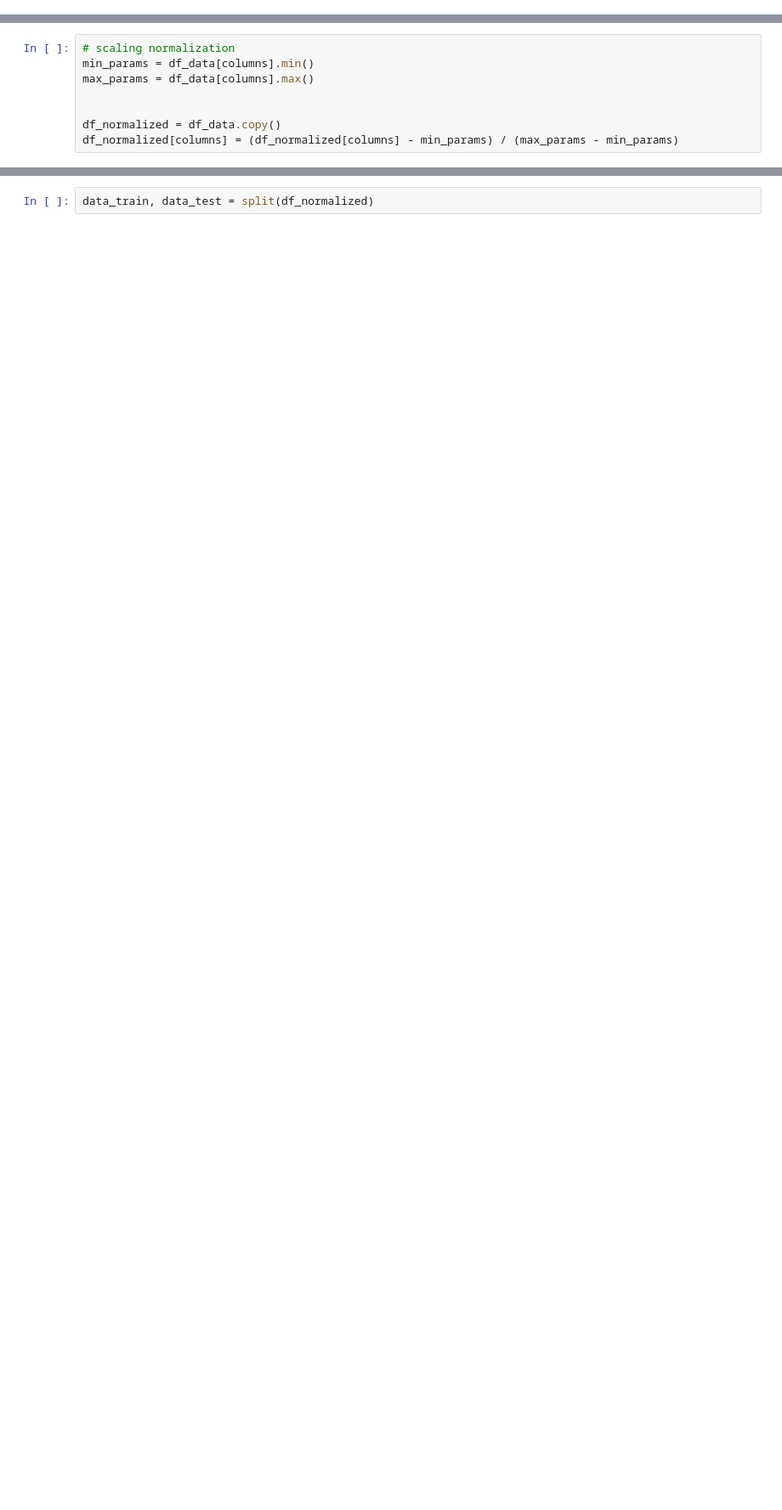
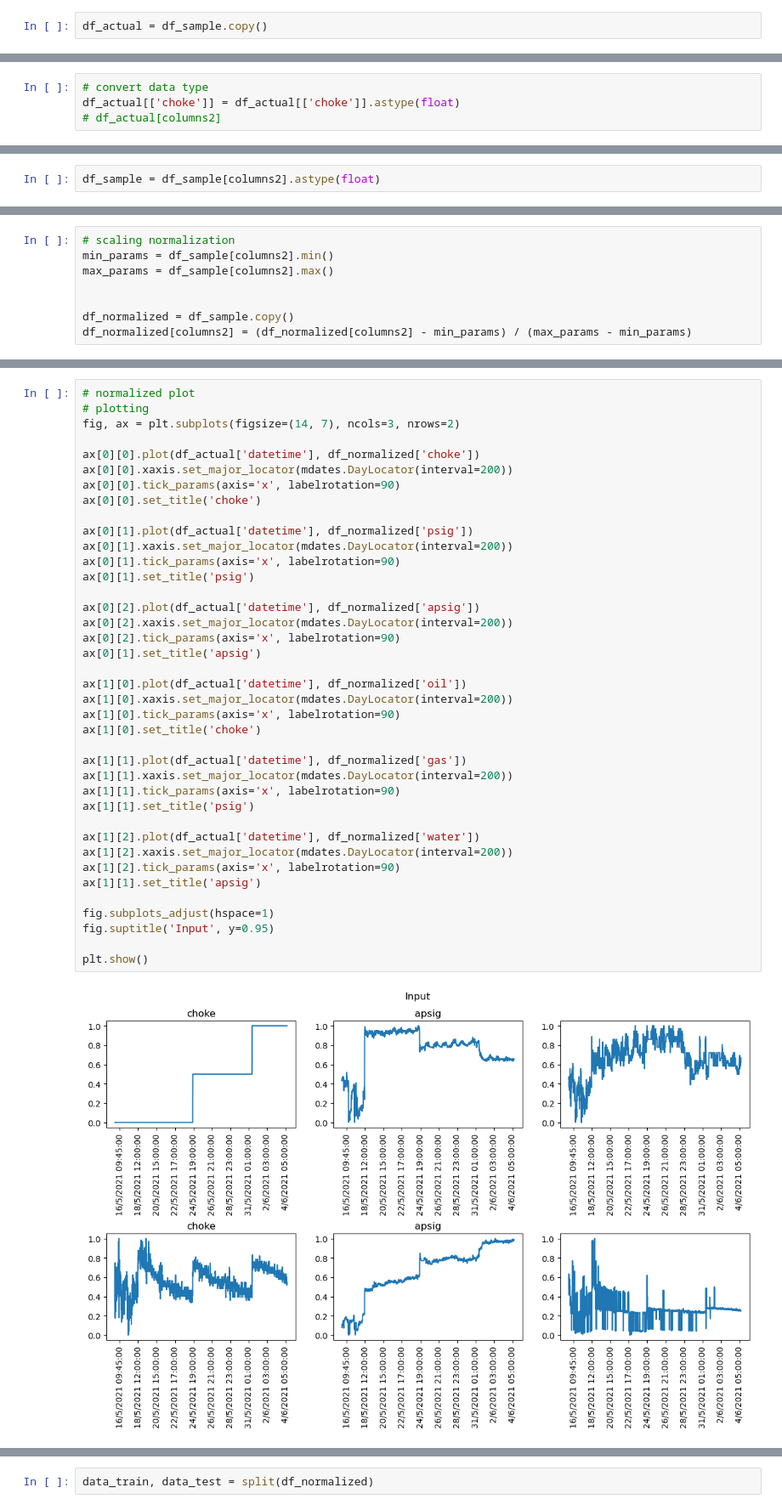
Before and after one commit to Dzyfhuba/lstm-prototype, a Jupyter notebook: app.ipynb, the cells around one changed output, grey strips where cells are left out. Shown: that part at 85% size. Cells and saved outputs as stored; diff of their text form; blank space fills up the shorter version.

```diff
--- a/app.ipynb
+++ b/app.ipynb
@@ -12,0 +25,2 @@ df_data = df_data.ffill()
+# %%
+df_actual = df_sample.copy()
@@ -12,0 +50,4 @@ df_data = df_data.ffill()
+# %%
+# convert data type
+df_actual[['choke']] = df_actual[['choke']].astype(float)
+# df_actual[columns2]
@@ -12,0 +94,2 @@ df_data = df_data.ffill()
+# %%
+df_sample = df_sample[columns2].astype(float)
@@ -13,8 +106,8 @@ df_data = df_data.ffill()
 # %%
 # scaling normalization
-min_params = df_data[columns].min()
-max_params = df_data[columns].max()
+min_params = df_sample[columns2].min()
+max_params = df_sample[columns2].max()
 
 
-df_normalized = df_data.copy()
-df_normalized[columns] = (df_normalized[columns] - min_params) / (max_params - min_params)
+df_normalized = df_sample.copy()
+df_normalized[columns2] = (df_normalized[columns2] - min_params) / (max_params - min_params)
@@ -20,0 +123,41 @@ df_normalized[columns] = (df_normalized[columns] - min_params) / (max_params - m
+# %%
+# normalized plot
+# plotting
+fig, ax = plt.subplots(figsize=(14, 7), ncols=3, nrows=2)
+
+ax[0][0].plot(df_actual['datetime'], df_normalized['choke'])
+ax[0][0].xaxis.set_major_locator(mdates.DayLocator(interval=200))
+ax[0][0].tick_params(axis='x', labelrotation=90)
+ax[0][0].set_title('choke')
+
+ax[0][1].plot(df_actual['datetime'], df_normalized['psig'])
+ax[0][1].xaxis.set_major_locator(mdates.DayLocator(interval=200))
+ax[0][1].tick_params(axis='x', labelrotation=90)
+ax[0][1].set_title('psig')
+
+ax[0][2].plot(df_actual['datetime'], df_normalized['apsig'])
+ax[0][2].xaxis.set_major_locator(mdates.DayLocator(interval=200))
+ax[0][2].tick_params(axis='x', labelrotation=90)
+ax[0][1].set_title('apsig')
+
+ax[1][0].plot(df_actual['datetime'], df_normalized['oil'])
+ax[1][0].xaxis.set_major_locator(mdates.DayLocator(interval=200))
+ax[1][0].tick_params(axis='x', labelrotation=90)
+ax[1][0].set_title('choke')
+
+ax[1][1].plot(df_actual['datetime'], df_normalized['gas'])
+ax[1][1].xaxis.set_major_locator(mdates.DayLocator(interval=200))
+ax[1][1].tick_params(axis='x', labelrotation=90)
+ax[1][1].set_title('psig')
+
+ax[1][2].plot(df_actual['datetime'], df_normalized['water'])
+ax[1][2].xaxis.set_major_locator(mdates.DayLocator(interval=200))
+ax[1][2].tick_params(axis='x', labelrotation=90)
+ax[1][1].set_title('apsig')
+
+fig.subplots_adjust(hspace=1)
+fig.suptitle('Input', y=0.95)
+
+plt.show()
+# %% [output]
+[figure, added]
```
Also changed, not shown: parts of 45 cells of this notebook, 6 other files.
